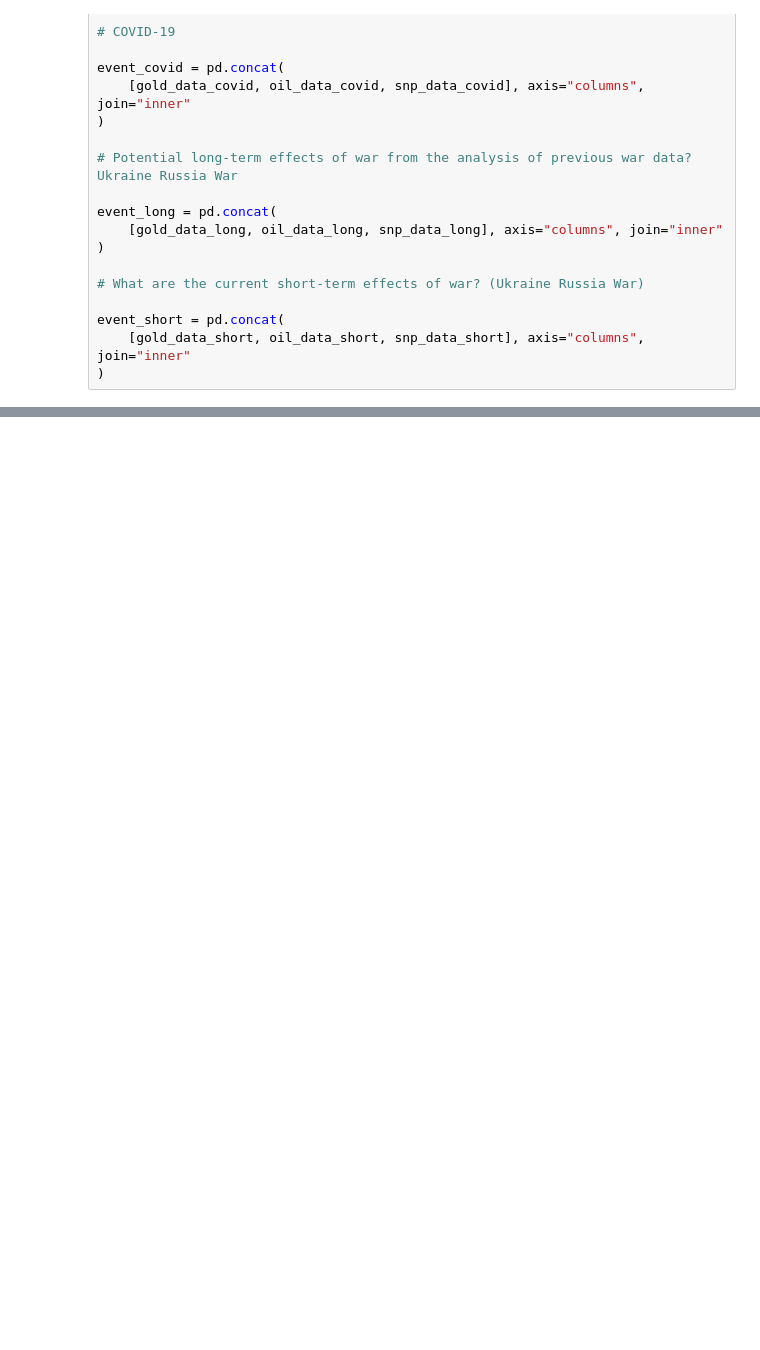
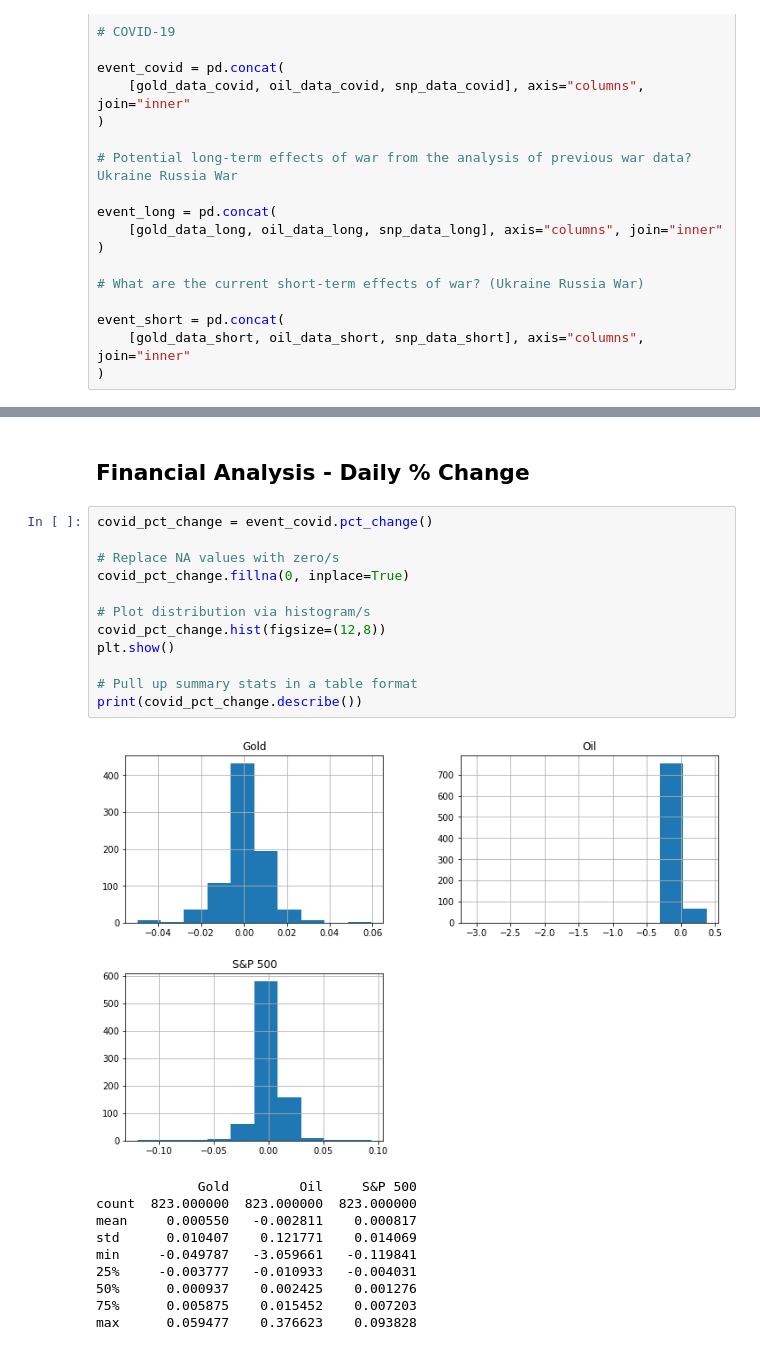
Before and after one commit to livelyvinay4u/Project1_group1, a Jupyter notebook: Project 1 Code.ipynb, the cells around one changed output, grey strips where cells are left out. Drawn from its saved outputs; the diff is of its cells as text; blank space fills up the shorter version.

```diff
--- a/Project 1 Code.ipynb
+++ b/Project 1 Code.ipynb
@@ -97,0 +129,25 @@ event_short = pd.concat(
+# %% [markdown]
+## Financial Analysis - Daily % Change
+# %%
+covid_pct_change = event_covid.pct_change()
+
+# Replace NA values with zero/s
+covid_pct_change.fillna(0, inplace=True)
+
+# Plot distribution via histogram/s
+covid_pct_change.hist(figsize=(12,8))
+plt.show()
+
+# Pull up summary stats in a table format
+print(covid_pct_change.describe())
+# %% [output]
+[figure, added]
+             Gold         Oil     S&P 500
+count  823.000000  823.000000  823.000000
+mean     0.000550   -0.002811    0.000817
+std      0.010407    0.121771    0.014069
+min     -0.049787   -3.059661   -0.119841
+25%     -0.003777   -0.010933   -0.004031
+50%      0.000937    0.002425    0.001276
+75%      0.005875    0.015452    0.007203
+max      0.059477    0.376623    0.093828
```
Also changed, not shown: parts of 12 cells of this notebook.
